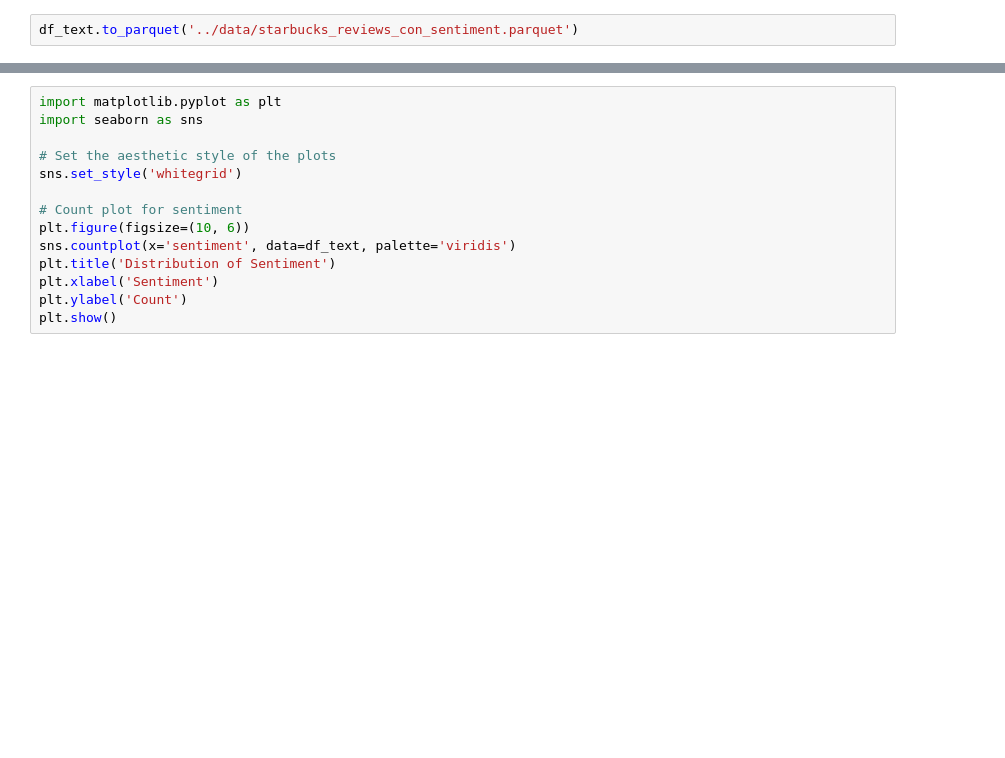
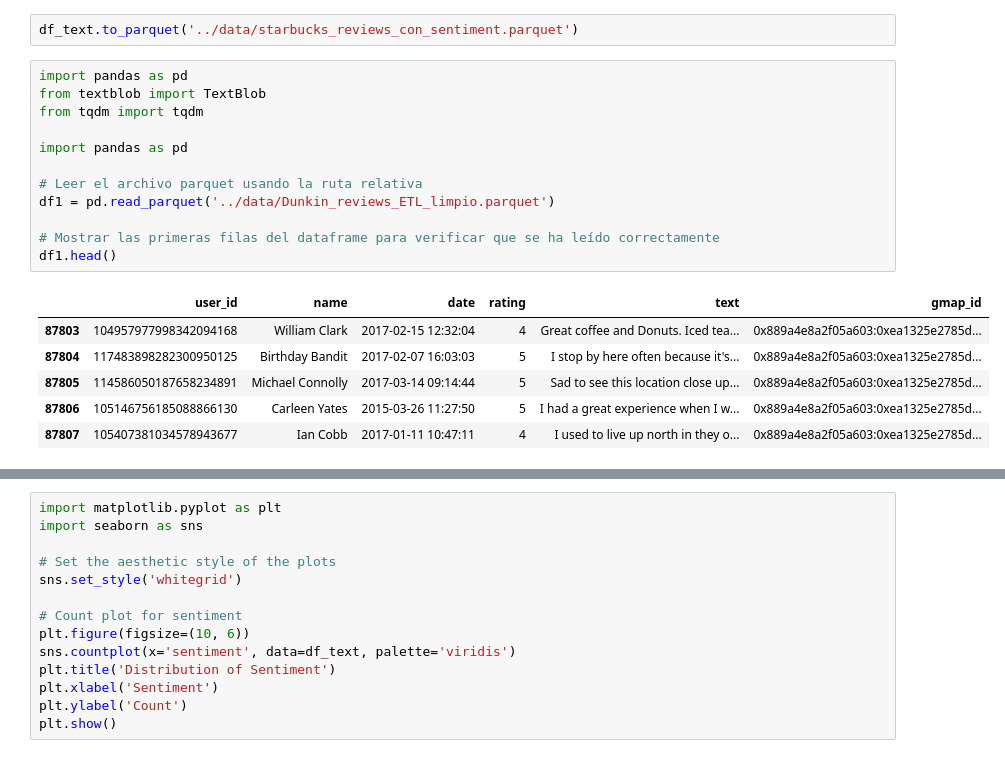
Before and after one commit to RadTorino/Starbucks_Analysis, a Jupyter notebook: google/notebooks/analisis sentimental google reviews.ipynb, the cells around one changed output, grey strips where cells are left out. Drawn from its saved outputs; the diff is of its cells as text; blank space fills up the shorter version.

```diff
--- a/google/notebooks/analisis sentimental google reviews.ipynb
+++ b/google/notebooks/analisis sentimental google reviews.ipynb
@@ -86,3 +86,22 @@ print('Número de valores nulos en la columna text después de la limpieza:', de
 Número de valores nulos en la columna text después de la limpieza: 0
 # %%
 df_text.to_parquet('../data/starbucks_reviews_con_sentiment.parquet')
+# %%
+import pandas as pd
+from textblob import TextBlob
+from tqdm import tqdm
+
+import pandas as pd
+
+# Leer el archivo parquet usando la ruta relativa
+df1 = pd.read_parquet('../data/Dunkin_reviews_ETL_limpio.parquet')
+
+# Mostrar las primeras filas del dataframe para verificar que se ha leído correctamente
+df1.head()
+# %% [output]
+|  | user_id | name | date | rating | text | gmap_id |
+| 87803 | 104957977998342094168 | William Clark | 2017-02-15 12:32:04 | 4 | Great coffee and Donuts. Iced tea... | 0x889a4e8a2f05a603:0xea1325e2785d... |
+| 87804 | 117483898282300950125 | Birthday Bandit | 2017-02-07 16:03:03 | 5 | I stop by here often because it's... | 0x889a4e8a2f05a603:0xea1325e2785d... |
+| 87805 | 114586050187658234891 | Michael Connolly | 2017-03-14 09:14:44 | 5 | Sad to see this location close up... | 0x889a4e8a2f05a603:0xea1325e2785d... |
+| 87806 | 105146756185088866130 | Carleen Yates | 2015-03-26 11:27:50 | 5 | I had a great experience when I w... | 0x889a4e8a2f05a603:0xea1325e2785d... |
+| 87807 | 105407381034578943677 | Ian Cobb | 2017-01-11 10:47:11 | 4 | I used to live up north in they o... | 0x889a4e8a2f05a603:0xea1325e2785d... |
```
Also changed, not shown: parts of 5 cells of this notebook.
